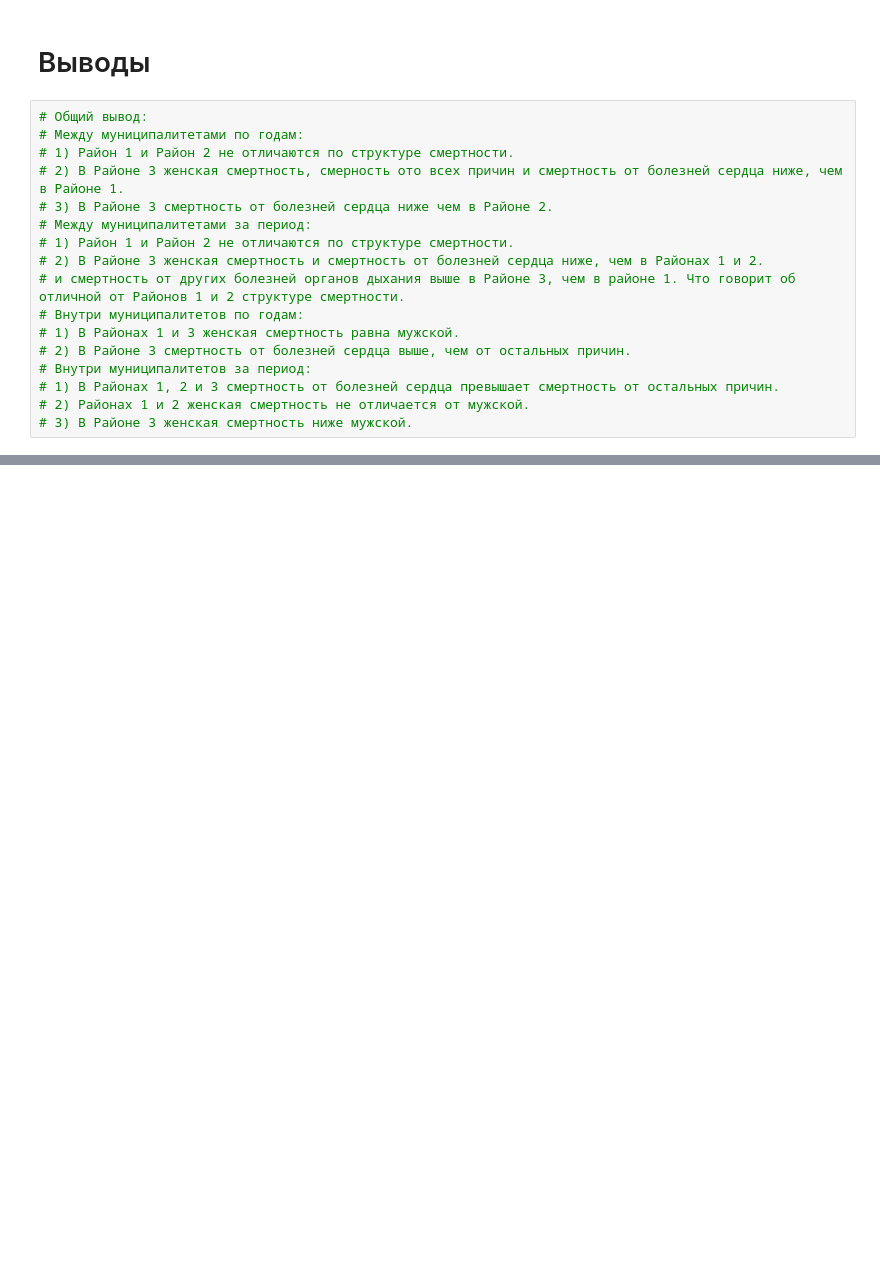
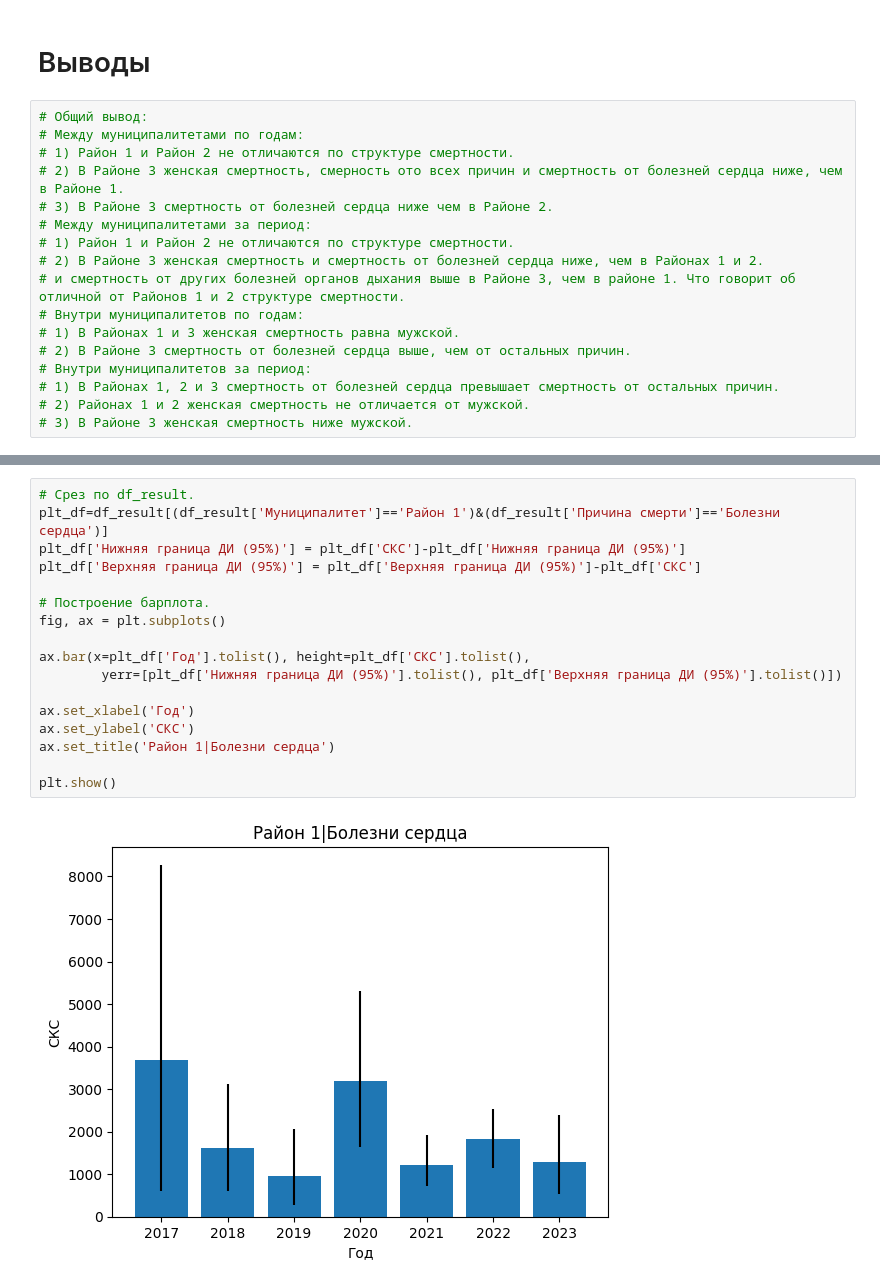
Before and after one commit to KossBI/Population_analysis, a Jupyter notebook: Анализ.ipynb, the cells around one changed output, grey strips where cells are left out. Cells and saved outputs as stored; diff of their text form; blank space fills up the shorter version.

```diff
--- a/Анализ.ipynb
+++ b/Анализ.ipynb
@@ -954,0 +1146,19 @@ df_pair_all_years_in_district
+# %%
+# Срез по df_result.
+plt_df=df_result[(df_result['Муниципалитет']=='Район 1')&(df_result['Причина смерти']=='Болезни сердца')]
+plt_df['Нижняя граница ДИ (95%)'] = plt_df['СКС']-plt_df['Нижняя граница ДИ (95%)']
+plt_df['Верхняя граница ДИ (95%)'] = plt_df['Верхняя граница ДИ (95%)']-plt_df['СКС']
+
+# Построение барплота.
+fig, ax = plt.subplots()
+
+ax.bar(x=plt_df['Год'].tolist(), height=plt_df['СКС'].tolist(),
+        yerr=[plt_df['Нижняя граница ДИ (95%)'].tolist(), plt_df['Верхняя граница ДИ (95%)'].tolist()])
+
+ax.set_xlabel('Год')
+ax.set_ylabel('СКС')
+ax.set_title('Район 1|Болезни сердца')
+
+plt.show()
+# %% [output]
+[figure, added]
```
Also changed, not shown: parts of 27 cells of this notebook.
